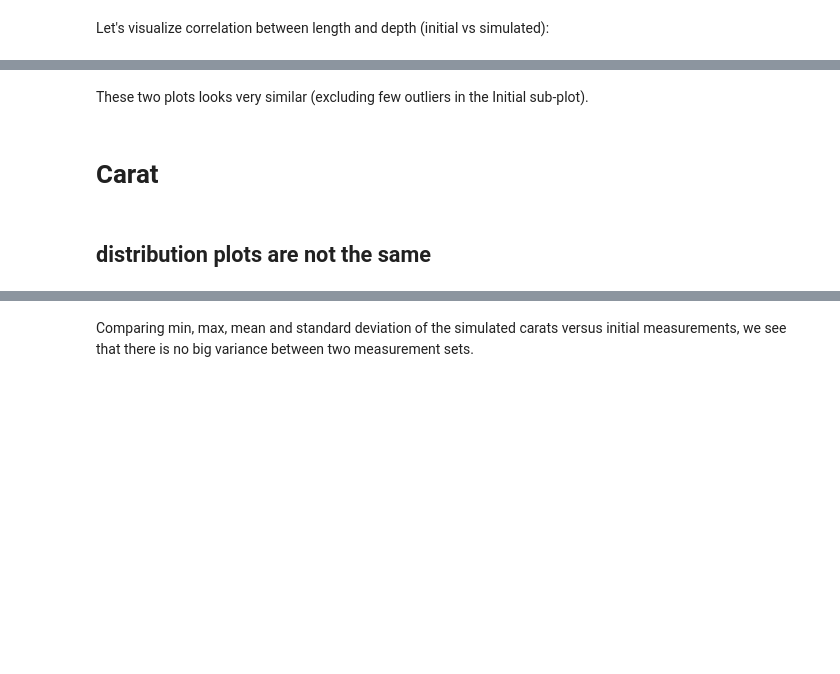
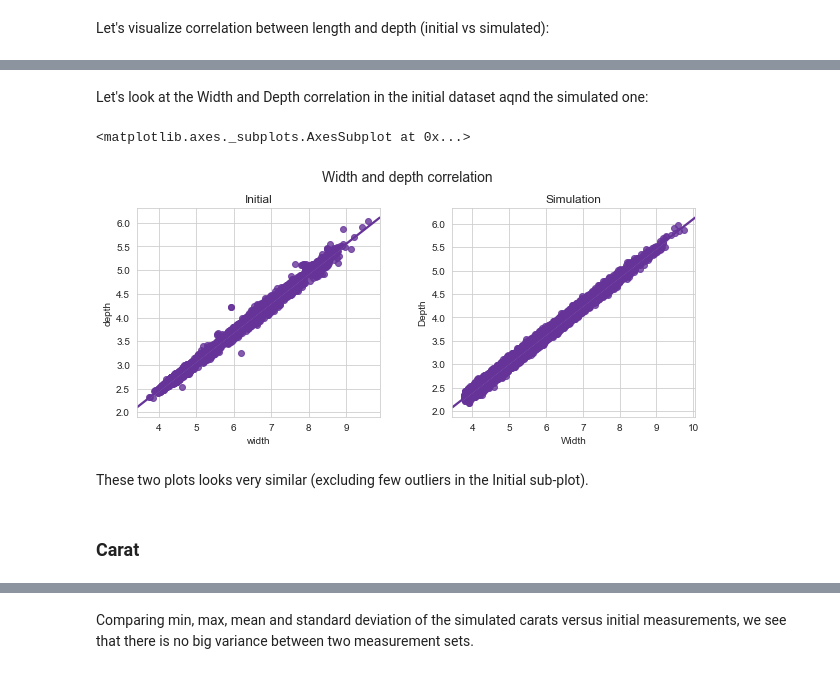
Before and after one commit to JuliaMal/ProgDA_Project2, a Jupyter notebook: Project2.ipynb, the cells around one changed output, grey strips where cells are left out. Saved outputs shown, nothing was run; the diff lists cells and outputs as text; code cells hidden in the pictures; blank space fills up the shorter version.

Commit message:
Dataset synthesis

```diff
--- a/Project2.ipynb
+++ b/Project2.ipynb
@@ -223,5 +245,5 @@ Based on the graph, we are ok to take the best fit line to simulate the diamond
 # %%
-s_length = (-2.36435806 + 1.03049703 * np.log(s_price)) + np.random.normal(0.0, 0.7, s_price.size)
+s_length = (-2.36435806 + 1.03049703 * np.log(s_price)).round(2) + (np.random.normal(0.0, 0.7, s_price.size)).round(2)
 # %% [markdown]
 Let's check the minimum and maximum values we got in our simulted lenght:
 # %%
@@ -235,7 +270,7 @@ df['length'].describe()
 Therefore we will add the boudaries by putting the folowing rule in place:
 - if the length is lower than 3.76 replace it with any random number from the normal distribution (with a mean = 4 and standard deviation = 0.1)
 # %%
-s_length[s_length < 3.76] = np.random.normal(4, 0.1, len(s_length[s_length < 3.76]))
+s_length[s_length < 3.76] = (np.random.normal(4, 0.1, len(s_length[s_length < 3.76]))).round(2)
 # %% [markdown]
 Let's check the minimum length again:
 # %%
@@ -259,7 +302,7 @@ sns.regplot('width', 'length', data=df, color="rebeccapurple")
 # %% [markdown]
 From the graph above we can clearly see the positive linear correlation between length and width. The way *the best fit line* fits the model, we can tell that the width is equal the length (as the graph shows that y = x). In this case we will simulate the width data by taking simulated length and adding some small random numbers from **random.normal** distribution.
 # %%
-s_width = s_length + np.random.normal(0.1, 0.05, s_length.size)
+s_width = (s_length + np.random.normal(0.1, 0.05, s_length.size)).round(2)
 # %% [markdown]
 Let's calculate the min, max, mean and standard deviation of the simulated width.
 # %%
@@ -350,7 +420,7 @@ plt.show()
 # %% [markdown]
 Now we will simulate the depth data by using our best fit line formula plus some random noise using **random.normal** distribution.
 # %%
-s_depth = (0.61527133 * (s_length) + 0.01297997) + np.random.normal(0.0, 0.05, s_length.size)
+s_depth = ((0.61527133 * (s_length) + 0.01297997) + np.random.normal(0.0, 0.05, s_length.size)).round(2)
 # %% [markdown]
 Calculating min, max, mean and standard deviation for the simulated length:
 # %%
@@ -388,6 +475,25 @@ sns.regplot(s_length, s_depth, ax=ax2, color="rebeccapurple")
+# %% [markdown]
+Let's look at the Width and Depth correlation in the initial dataset aqnd the simulated one:
+# %%
+fig = plt.figure(figsize=(10,4))
+title = fig.suptitle("Width and depth correlation", fontsize=14)
+fig.subplots_adjust(top=0.85, wspace=0.3)
+
+ax1 = fig.add_subplot(1,2,1)
+ax1.set_title("Initial")
+ax1.set_xlabel("Width")
+ax1.set_ylabel("Depth")
+sns.regplot('width', 'depth', data=df, ax=ax1, color="rebeccapurple")
+
+ax2 = fig.add_subplot(1,2,2)
+ax2.set_title("Simulation")
+ax2.set_xlabel("Width")
+ax2.set_ylabel("Depth")
+sns.regplot(s_width, s_depth, ax=ax2, color="rebeccapurple")
+# %% [output]
+<matplotlib.axes._subplots.AxesSubplot at 0x...>
+[figure, added]
 # %% [markdown]
 These two plots looks very similar (excluding few outliers in the Initial sub-plot).
 # %% [markdown]
-# Carat
+### **Carat**
-# %% [markdown]
-## distribution plots are not the same
```
Also changed, not shown: parts of 205 cells of this notebook, 1 other file.
